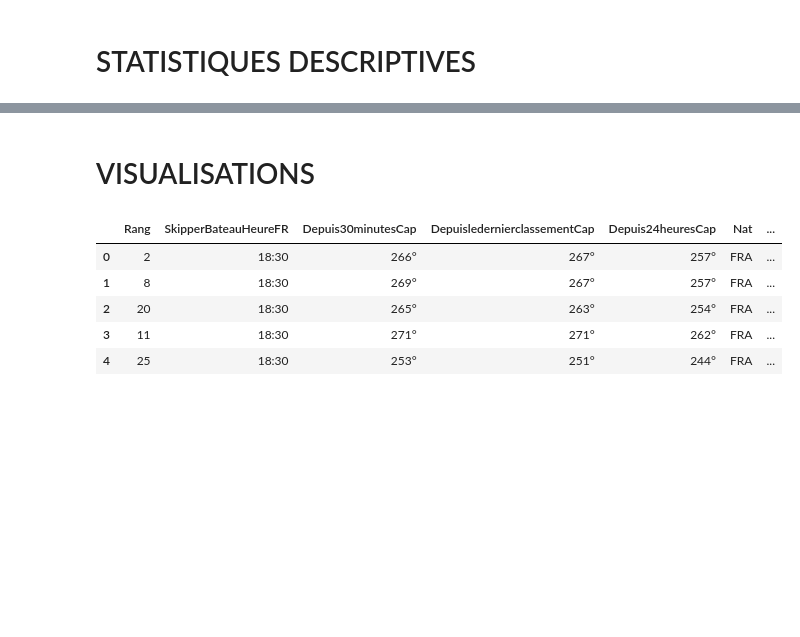
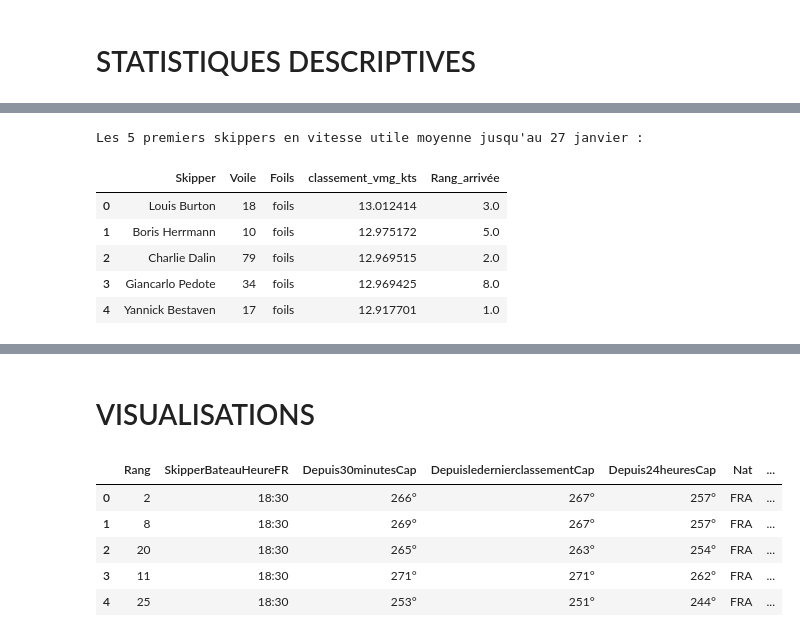
Before and after one commit to Kit-Data-Science-Telecom-2021-2022/KitBD_PSamir, a Jupyter notebook: Projet/projet.ipynb, the cells around one changed output, grey strips where cells are left out. Cells and saved outputs as stored; diff of their text form; code cells hidden in the pictures; blank space fills up the shorter version.

```diff
--- a/Projet/projet.ipynb
+++ b/Projet/projet.ipynb
@@ -250,0 +262,13 @@ df_merged.groupby(["Skipper","Voile"])["classement_vitesse_kts"].mean().sort_val
+# %%
+print("Les 5 premiers skippers en vitesse utile moyenne jusqu'au 27 janvier :")
+df_merged.groupby(["Skipper","Voile","Foils"])["classement_vmg_kts"].mean()\
+         .sort_values(ascending=False).to_frame().reset_index()\
+         .merge(df_final[["Voile","Skipper","Rang_arrivée"]], left_on=["Voile","Skipper"], right_on=["Voile","Skipper"], how="left").head()
+# %% [output]
+Les 5 premiers skippers en vitesse utile moyenne jusqu'au 27 janvier :
+|  | Skipper | Voile | Foils | classement_vmg_kts | Rang_arrivée |
+| 0 | Louis Burton | 18 | foils | 13.012414 | 3.0 |
+| 1 | Boris Herrmann | 10 | foils | 12.975172 | 5.0 |
+| 2 | Charlie Dalin | 79 | foils | 12.969515 | 2.0 |
+| 3 | Giancarlo Pedote | 34 | foils | 12.969425 | 8.0 |
+| 4 | Yannick Bestaven | 17 | foils | 12.917701 | 1.0 |
```
Also changed, not shown: parts of 26 cells of this notebook.
